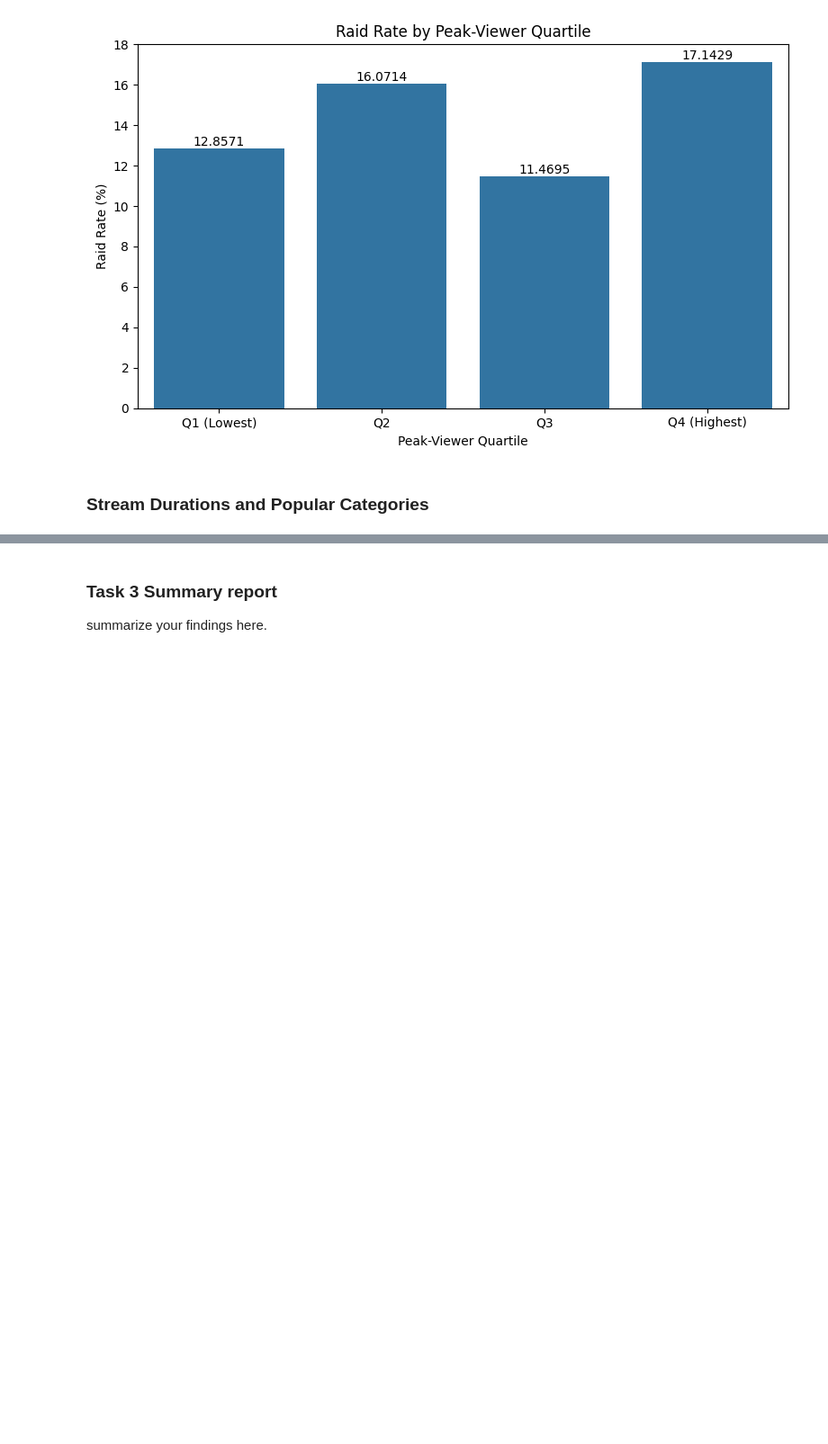
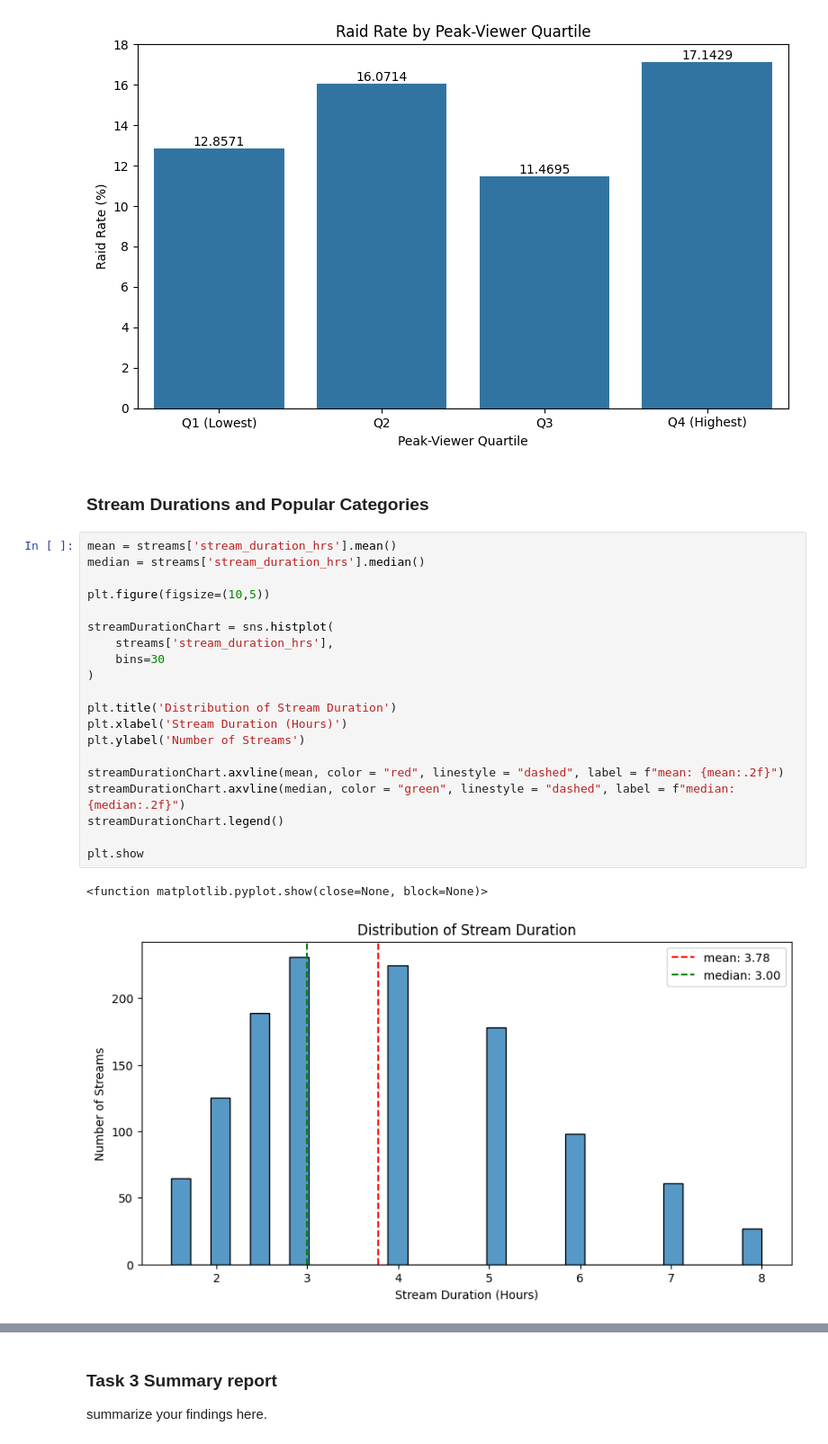
Before and after one commit to zlwym/Assignment01_IAT461, a Jupyter notebook: IAT461-Assignment01-Scaffold.ipynb, the cells around one changed output, grey strips where cells are left out. Shown at 90% size. Drawn from its saved outputs; the diff is of its cells as text; blank space fills up the shorter version.

```diff
--- a/IAT461-Assignment01-Scaffold.ipynb
+++ b/IAT461-Assignment01-Scaffold.ipynb
@@ -899,3 +899,26 @@ plt.show()
 [figure]
 # %% [markdown]
 ### **Stream Durations and Popular Categories**
+# %%
+mean = streams['stream_duration_hrs'].mean()
+median = streams['stream_duration_hrs'].median()
+
+plt.figure(figsize=(10,5))
+
+streamDurationChart = sns.histplot(
+    streams['stream_duration_hrs'],
+    bins=30
+)
+
+plt.title('Distribution of Stream Duration')
+plt.xlabel('Stream Duration (Hours)')
+plt.ylabel('Number of Streams')
+
+streamDurationChart.axvline(mean, color = "red", linestyle = "dashed", label = f"mean: {mean:.2f}")
+streamDurationChart.axvline(median, color = "green", linestyle = "dashed", label = f"median: {median:.2f}")
+streamDurationChart.legend()
+
+plt.show
+# %% [output]
+<function matplotlib.pyplot.show(close=None, block=None)>
+[figure, added]
```
Also changed, not shown: parts of 13 cells of this notebook.
